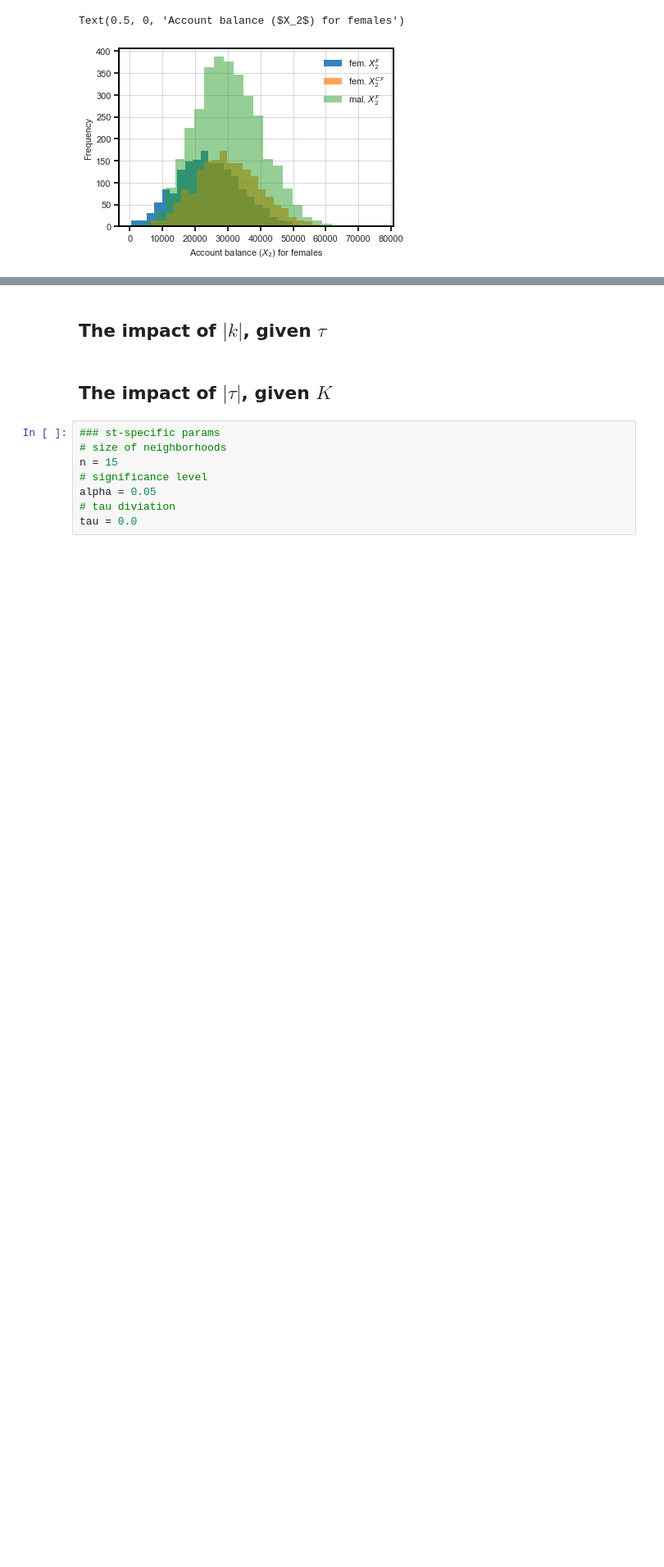
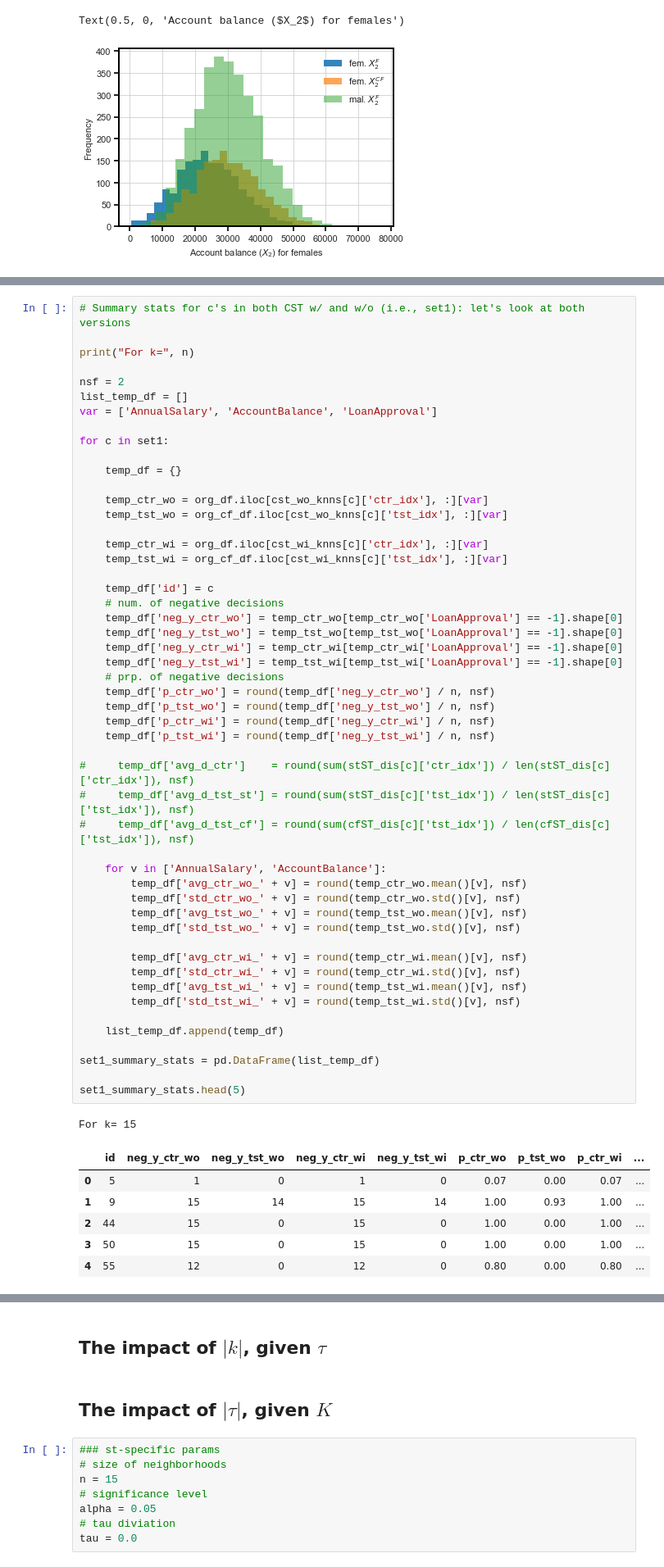
Before and after one commit to cc-jalvarez/counterfactual-situation-testing, a Jupyter notebook: src/analysis_loan_application_TheTwoCSTs.ipynb, the cells around one changed output, grey strips where cells are left out. Shown at 82% size. Cells and saved outputs as stored; diff of their text form; blank space fills up the shorter version.

```diff
--- a/src/analysis_loan_application_TheTwoCSTs.ipynb
+++ b/src/analysis_loan_application_TheTwoCSTs.ipynb
@@ -102,0 +253,59 @@ print(org_df[org_df['Gender']==1].shape[0] / org_df.shape[0] * 100)
+# %%
+# Summary stats for c's in both CST w/ and w/o (i.e., set1): let's look at both versions
+
+print("For k=", n)
+
+nsf = 2
+list_temp_df = []
+var = ['AnnualSalary', 'AccountBalance', 'LoanApproval']
+
+for c in set1:
+
+    temp_df = {}
+
+    temp_ctr_wo = org_df.iloc[cst_wo_knns[c]['ctr_idx'], :][var]
+    temp_tst_wo = org_cf_df.iloc[cst_wo_knns[c]['tst_idx'], :][var]
+
+    temp_ctr_wi = org_df.iloc[cst_wi_knns[c]['ctr_idx'], :][var]
+    temp_tst_wi = org_cf_df.iloc[cst_wi_knns[c]['tst_idx'], :][var]
+
+    temp_df['id'] = c
+    # num. of negative decisions
+    temp_df['neg_y_ctr_wo'] = temp_ctr_wo[temp_ctr_wo['LoanApproval'] == -1].shape[0]
+    temp_df['neg_y_tst_wo'] = temp_tst_wo[temp_tst_wo['LoanApproval'] == -1].shape[0]
+    temp_df['neg_y_ctr_wi'] = temp_ctr_wi[temp_ctr_wi['LoanApproval'] == -1].shape[0]
+    temp_df['neg_y_tst_wi'] = temp_tst_wi[temp_tst_wi['LoanApproval'] == -1].shape[0]
+    # prp. of negative decisions
+    temp_df['p_ctr_wo'] = round(temp_df['neg_y_ctr_wo'] / n, nsf)
+    temp_df['p_tst_wo'] = round(temp_df['neg_y_tst_wo'] / n, nsf)
+    temp_df['p_ctr_wi'] = round(temp_df['neg_y_ctr_wi'] / n, nsf)
+    temp_df['p_tst_wi'] = round(temp_df['neg_y_tst_wi'] / n, nsf)
+
+#     temp_df['avg_d_ctr']    = round(sum(stST_dis[c]['ctr_idx']) / len(stST_dis[c]['ctr_idx']), nsf)
+#     temp_df['avg_d_tst_st'] = round(sum(stST_dis[c]['tst_idx']) / len(stST_dis[c]['tst_idx']), nsf)
+#     temp_df['avg_d_tst_cf'] = round(sum(cfST_dis[c]['tst_idx']) / len(cfST_dis[c]['tst_idx']), nsf)
+
+    for v in ['AnnualSalary', 'AccountBalance']:
+        temp_df['avg_ctr_wo_' + v] = round(temp_ctr_wo.mean()[v], nsf)
+        temp_df['std_ctr_wo_' + v] = round(temp_ctr_wo.std()[v], nsf)
+        temp_df['avg_tst_wo_' + v] = round(temp_tst_wo.mean()[v], nsf)
+        temp_df['std_tst_wo_' + v] = round(temp_tst_wo.std()[v], nsf)
+
+        temp_df['avg_ctr_wi_' + v] = round(temp_ctr_wi.mean()[v], nsf)
+        temp_df['std_ctr_wi_' + v] = round(temp_ctr_wi.std()[v], nsf)
+        temp_df['avg_tst_wi_' + v] = round(temp_tst_wi.mean()[v], nsf)
+        temp_df['std_tst_wi_' + v] = round(temp_tst_wi.std()[v], nsf)
+
+    list_temp_df.append(temp_df)
+
+set1_summary_stats = pd.DataFrame(list_temp_df)
+
+set1_summary_stats.head(5)
+# %% [output]
+For k= 15
+|  | id | neg_y_ctr_wo | neg_y_tst_wo | neg_y_ctr_wi | neg_y_tst_wi | p_ctr_wo | p_tst_wo | p_ctr_wi | ... |
+| 0 | 5 | 1 | 0 | 1 | 0 | 0.07 | 0.00 | 0.07 | ... |
+| 1 | 9 | 15 | 14 | 15 | 14 | 1.00 | 0.93 | 1.00 | ... |
+| 2 | 44 | 15 | 0 | 15 | 0 | 1.00 | 0.00 | 1.00 | ... |
+| 3 | 50 | 15 | 0 | 15 | 0 | 1.00 | 0.00 | 1.00 | ... |
+| 4 | 55 | 12 | 0 | 12 | 0 | 0.80 | 0.00 | 0.80 | ... |
```
Also changed, not shown: parts of 22 cells of this notebook, 1 other file.
